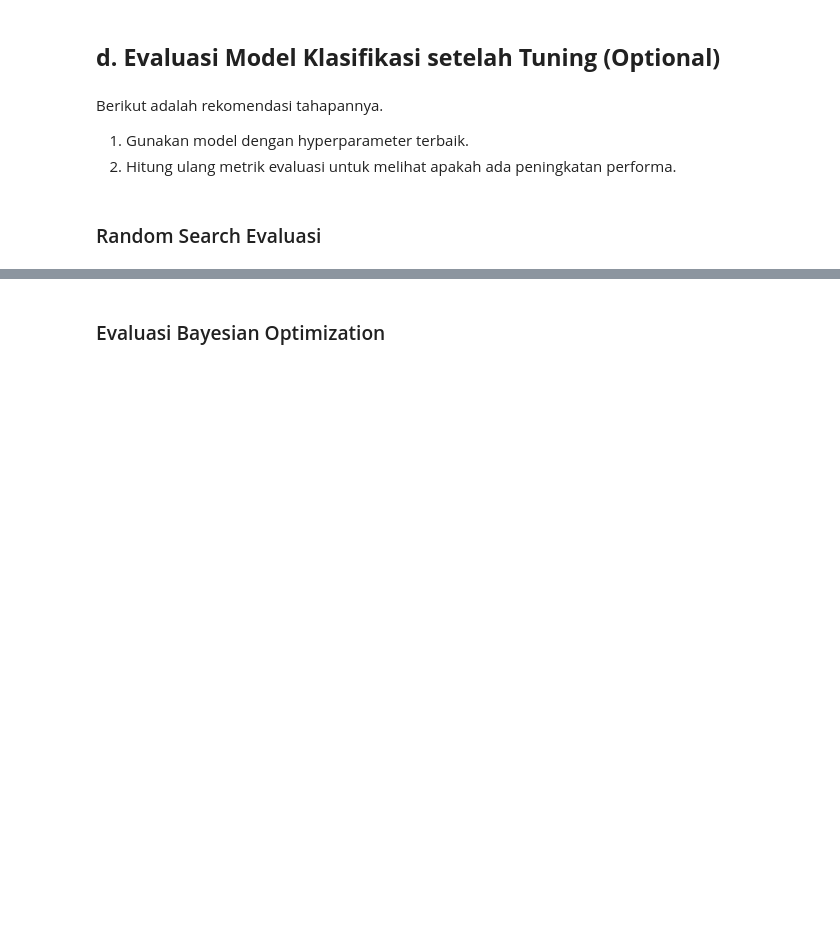
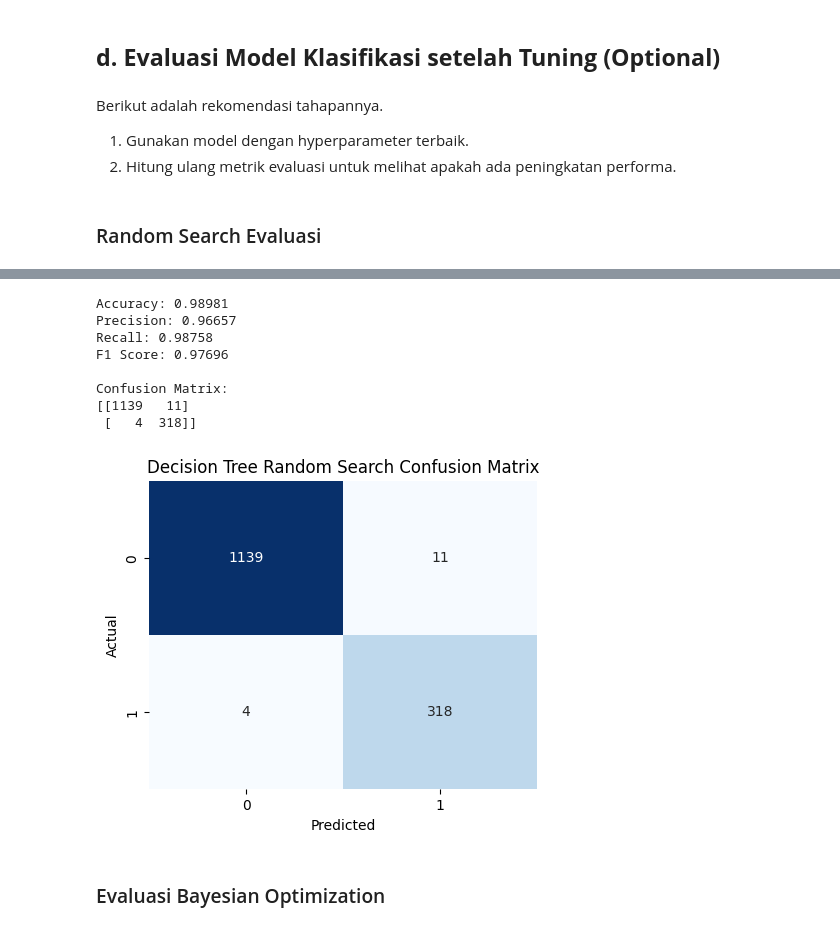
Before and after one commit to Tanzz08/ML-pemula, a Jupyter notebook: submission/[Klasifikasi]_Submission_Akhir_BMLP_Your_Name.ipynb, the cells around one changed output, grey strips where cells are left out. Drawn from its saved outputs; the diff is of its cells as text; code cells hidden in the pictures; blank space fills up the shorter version.

Commit message:
tuning dan evaluasi model klasifikasi

```diff
--- a/submission/[Klasifikasi]_Submission_Akhir_BMLP_Your_Name.ipynb
+++ b/submission/[Klasifikasi]_Submission_Akhir_BMLP_Your_Name.ipynb
@@ -447,0 +450,20 @@ Hasil terbaik: {'n_estimators': np.int64(200), 'min_samples_split': 2, 'max_dept
+# %%
+from sklearn.model_selection import RandomizedSearchCV
+import numpy as np
+
+# Definisi parameter untuk RandomizedSearchCV
+param_dist = {
+    'max_depth': np.linspace(10, 50, 5, dtype=int),
+    'min_samples_split': [2, 5, 10],
+    'criterion': ['gini', 'entropy'],
+    'min_samples_leaf': np.arange(1, 10, 1),
+    'max_features': ['auto', 'sqrt', 'log2', None],
+    'splitter': ['best', 'random'],
+
+}
+
+dt_random_search = RandomizedSearchCV(estimator=dt, param_distributions=param_dist, n_iter=20, cv=3, n_jobs=-1, verbose=2,random_state=42)
+dt_random_search.fit(X_train, y_train)
+
+print(f'Hasil terbaik: {dt_random_search.best_params_}')
+best_dt_random = dt_random_search.best_estimator_
@@ -522,3 +612,41 @@ Confusion Matrix:
+# %%
+# Prediksi pada test set menggunakan model terbaik
+y_pred_dt_random = best_dt_random.predict(X_test)
+
+# Menghitung metrik evaluasi
+accuracy = accuracy_score(y_test, y_pred_dt_random)
+precision = precision_score(y_test, y_pred_dt_random)
+recall = recall_score(y_test, y_pred_dt_random)
+f1 = f1_score(y_test, y_pred_dt_random)
+
+cm_dt = confusion_matrix(y_test, y_pred_dt_random)
+
+# Menampilkan hasil evaluasi
+print(f"Accuracy: {accuracy:.5f}")
+print(f"Precision: {precision:.5f}")
+print(f"Recall: {recall:.5f}")
+print(f"F1 Score: {f1:.5f}")
+
+# Menampilkan Confusion Matrix
+print("\nConfusion Matrix:")
+print(confusion_matrix(y_test, y_pred_dt_random))
+
+plt.figure(figsize=(5, 4))
+sns.heatmap(cm_dt, annot=True, fmt='d', cmap='Blues', cbar=False)
+plt.title('Decision Tree Random Search Confusion Matrix')
+plt.xlabel('Predicted')
+plt.ylabel('Actual')
+plt.show()
+# %% [output]
+Accuracy: 0.98981
+Precision: 0.96657
+Recall: 0.98758
+F1 Score: 0.97696
+
+Confusion Matrix:
+[[1139   11]
+ [   4  318]]
+[figure, added]
 # %% [markdown]
 ### Evaluasi Bayesian Optimization
 # %%
```
Also changed, not shown: parts of 16 cells of this notebook.
